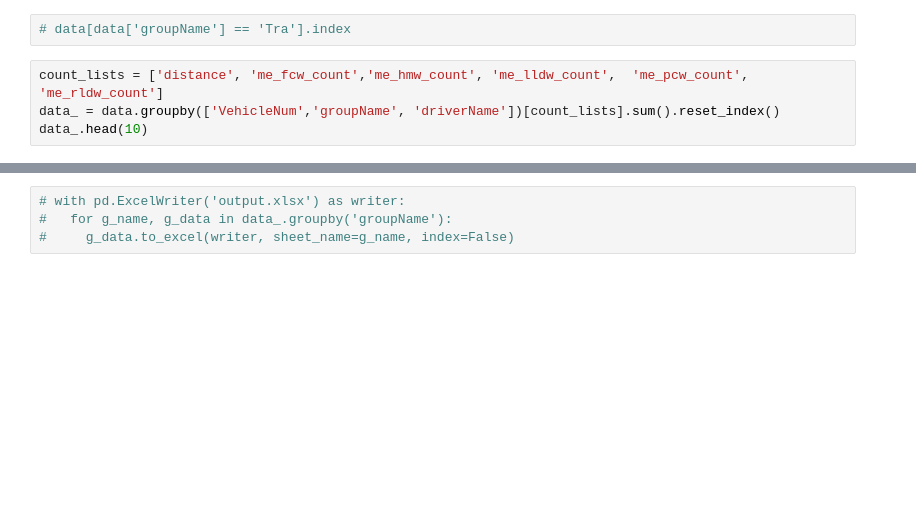
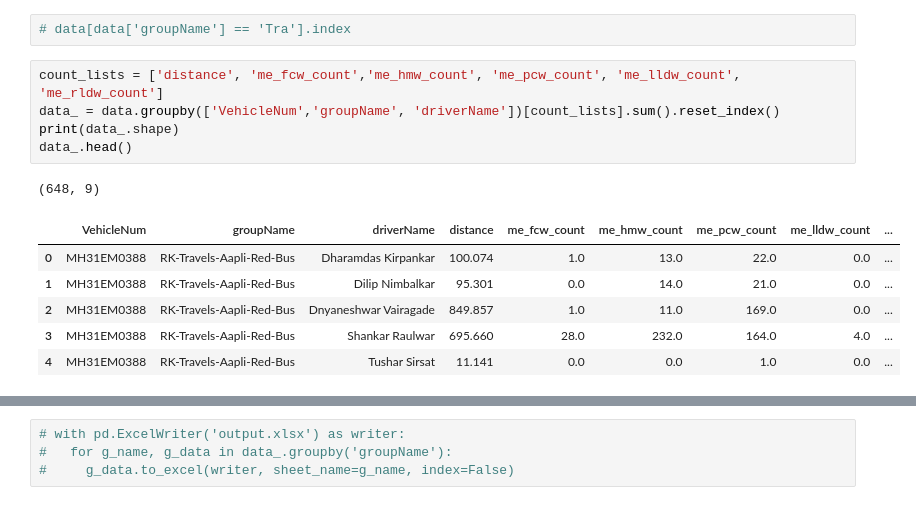
Before and after one commit to Sreerag3/IHUB_PROJECTS, a Jupyter notebook: fault refernce.ipynb, the cells around one changed output, grey strips where cells are left out. Cells and saved outputs as stored; diff of their text form; blank space fills up the shorter version.

```diff
--- a/fault refernce.ipynb
+++ b/fault refernce.ipynb
@@ -15,6 +46,15 @@ data.head()
 # %%
 # data[data['groupName'] == 'Tra'].index
 # %%
-count_lists = ['distance', 'me_fcw_count','me_hmw_count', 'me_lldw_count',	'me_pcw_count',	'me_rldw_count']
+count_lists = ['distance', 'me_fcw_count','me_hmw_count', 'me_pcw_count', 'me_lldw_count',	'me_rldw_count']
 data_ = data.groupby(['VehicleNum','groupName', 'driverName'])[count_lists].sum().reset_index()
-data_.head(10)
+print(data_.shape)
+data_.head()
+# %% [output]
+(648, 9)
+|  | VehicleNum | groupName | driverName | distance | me_fcw_count | me_hmw_count | me_pcw_count | me_lldw_count | ... |
+| 0 | MH31EM0388 | RK-Travels-Aapli-Red-Bus | Dharamdas Kirpankar | 100.074 | 1.0 | 13.0 | 22.0 | 0.0 | ... |
+| 1 | MH31EM0388 | RK-Travels-Aapli-Red-Bus | Dilip Nimbalkar | 95.301 | 0.0 | 14.0 | 21.0 | 0.0 | ... |
+| 2 | MH31EM0388 | RK-Travels-Aapli-Red-Bus | Dnyaneshwar Vairagade | 849.857 | 1.0 | 11.0 | 169.0 | 0.0 | ... |
+| 3 | MH31EM0388 | RK-Travels-Aapli-Red-Bus | Shankar Raulwar | 695.660 | 28.0 | 232.0 | 164.0 | 4.0 | ... |
+| 4 | MH31EM0388 | RK-Travels-Aapli-Red-Bus | Tushar Sirsat | 11.141 | 0.0 | 0.0 | 1.0 | 0.0 | ... |
```
Also changed, not shown: parts of 4 cells of this notebook.
